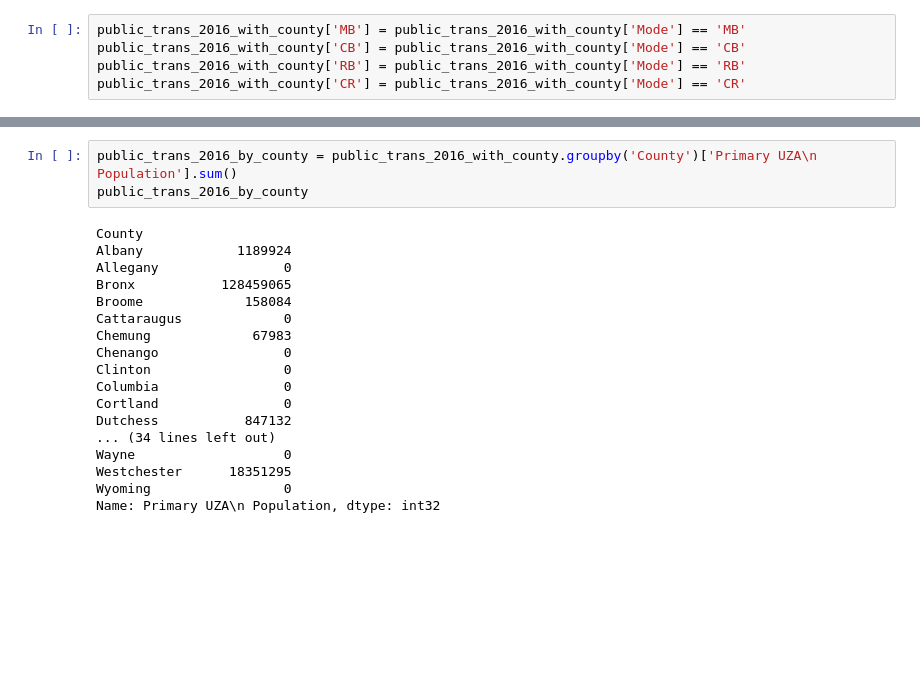
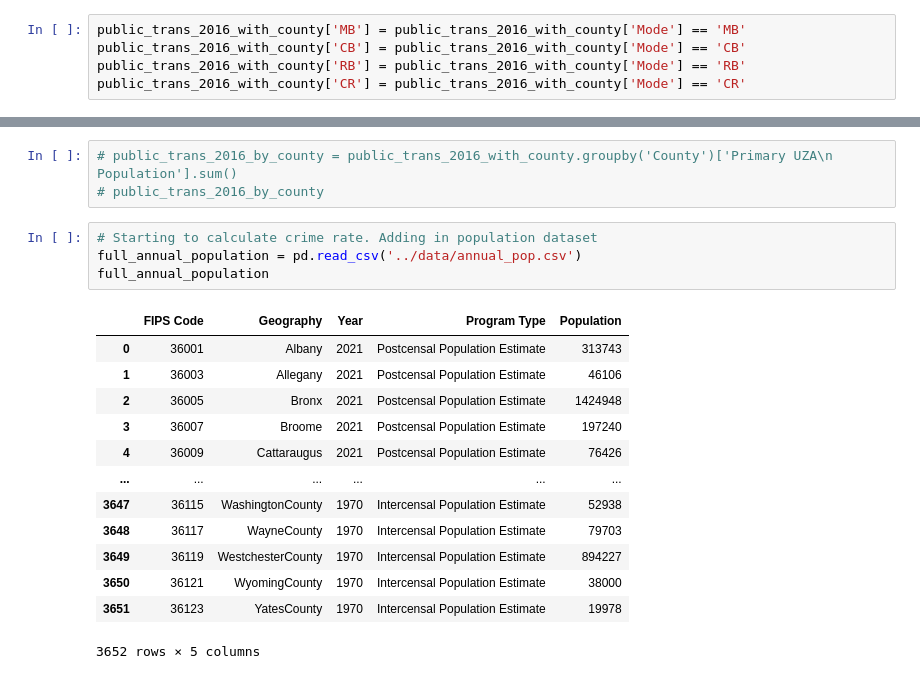
Before and after one commit to morgancoad/final_pro_two, a Jupyter notebook: notebooks/2016_crime.ipynb, the cells around one changed output, grey strips where cells are left out. Saved outputs shown, nothing was run; the diff lists cells and outputs as text; blank space fills up the shorter version.

```diff
--- a/notebooks/2016_crime.ipynb
+++ b/notebooks/2016_crime.ipynb
@@ -236,21 +237,21 @@ memory usage: 13.9+ KB
 # %%
-public_trans_2016_by_county = public_trans_2016_with_county.groupby('County')['Primary UZA\n Population'].sum()
-public_trans_2016_by_county
+# public_trans_2016_by_county = public_trans_2016_with_county.groupby('County')['Primary UZA\n Population'].sum()
+# public_trans_2016_by_county
-# %% [output]
-County
-Albany            1189924
-Allegany                0
-Bronx           128459065
-Broome             158084
-Cattaraugus             0
-Chemung             67983
-Chenango                0
-Clinton                 0
-Columbia                0
-Cortland                0
-Dutchess           847132
-... (34 lines left out)
-Wayne                   0
-Westchester      18351295
-Wyoming                 0
-Name: Primary UZA\n Population, dtype: int32
+# %%
+# Starting to calculate crime rate. Adding in population dataset
+full_annual_population = pd.read_csv('../data/annual_pop.csv')
+full_annual_population
+# %% [output]
+|  | FIPS Code | Geography | Year | Program Type | Population |
+| 0 | 36001 | Albany | 2021 | Postcensal Population Estimate | 313743 |
+| 1 | 36003 | Allegany | 2021 | Postcensal Population Estimate | 46106 |
+| 2 | 36005 | Bronx | 2021 | Postcensal Population Estimate | 1424948 |
+| 3 | 36007 | Broome | 2021 | Postcensal Population Estimate | 197240 |
+| 4 | 36009 | Cattaraugus | 2021 | Postcensal Population Estimate | 76426 |
+| ... | ... | ... | ... | ... | ... |
+| 3647 | 36115 | WashingtonCounty | 1970 | Intercensal Population Estimate | 52938 |
+| 3648 | 36117 | WayneCounty | 1970 | Intercensal Population Estimate | 79703 |
+| 3649 | 36119 | WestchesterCounty | 1970 | Intercensal Population Estimate | 894227 |
+| 3650 | 36121 | WyomingCounty | 1970 | Intercensal Population Estimate | 38000 |
+| 3651 | 36123 | YatesCounty | 1970 | Intercensal Population Estimate | 19978 |
+3652 rows × 5 columns
```
Also changed, not shown: parts of 23 cells of this notebook, 2 other files.
